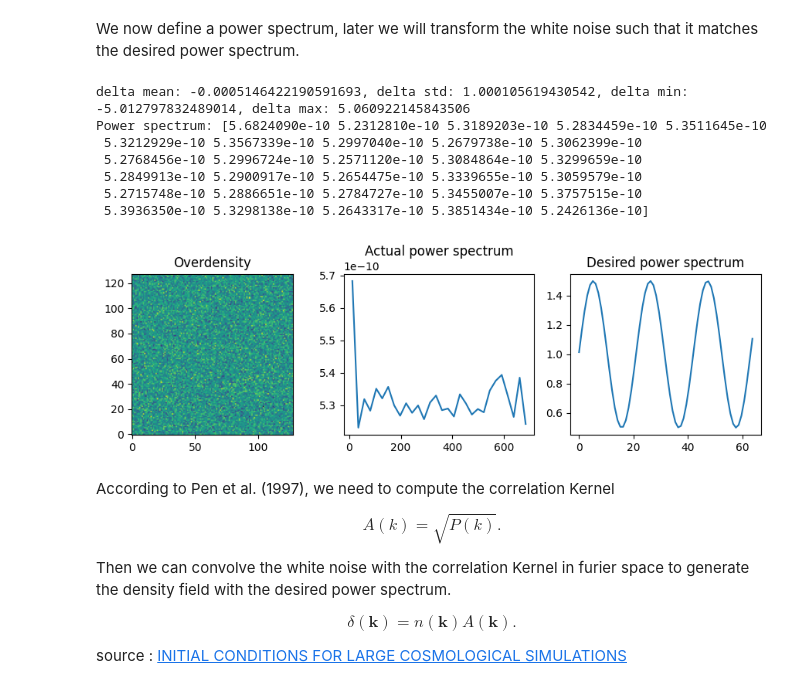
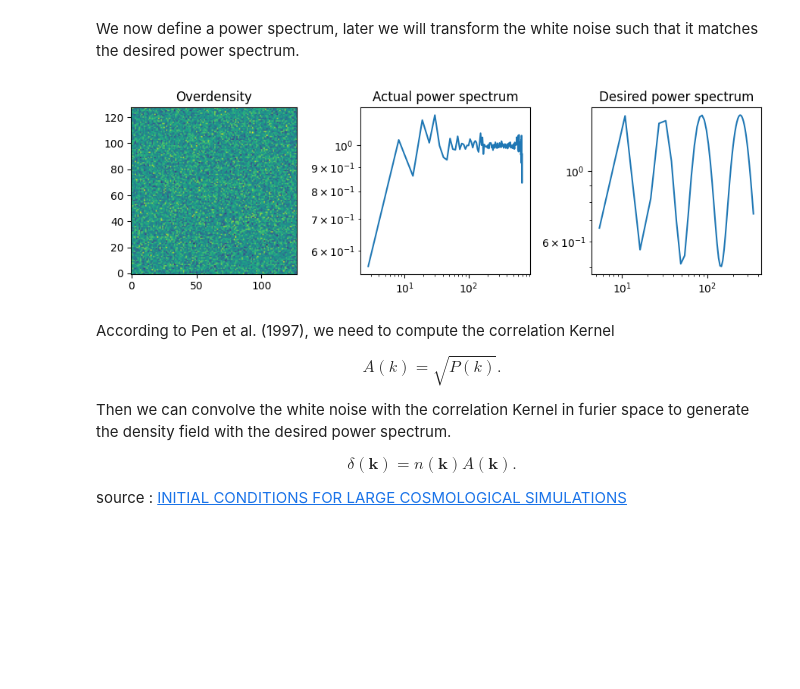
Before and after one commit to andrinr/IC-prediction, a Jupyter notebook: src/experiments/ic.ipynb, the cells around one changed output. Saved outputs shown, nothing was run; the diff lists cells and outputs as text; code cells hidden in the pictures; blank space fills up the shorter version.

```diff
--- a/src/experiments/ic.ipynb
+++ b/src/experiments/ic.ipynb
@@ -11,8 +11,14 @@ import cosmax
 
 We start by generating some white noise $n(\mathbf{x})$. Hence we sample it from a random normal distribution.
 # %%
-size = 30 # Mpc/h
+size = 1.0 # Mpc/h
 n_grid = 128
 n_grid_half = n_grid // 2
 key, noise_key = jax.random.split(jax.random.PRNGKey(0))
 rho = jax.random.normal(noise_key, (n_grid, n_grid, n_grid), dtype=jnp.float32)
+
+# volume of the box
+V = float(size ** 3)
+# volume of each grid cell
+Vx = V / n_grid ** 3
+rho = rho / jnp.sqrt(Vx)
@@ -22,38 +26,30 @@ WARNING:2025-01-22 21:12:51,046:jax._src.xla_bridge:987: An NVIDIA GPU may be pr
 We now define a power spectrum, later we will transform the white noise such that it matches the desired power spectrum.
 # %%
 delta = rho
-print(f"delta mean: {jnp.mean(delta)}, delta std: {jnp.std(delta)}, delta min: {jnp.min(delta)}, delta max: {jnp.max(delta)}")
 
-n_bins = 30
-power_spectrum = cosmax.PowerSpectrum(elements = n_grid, bins=n_bins)
+power_spectrum = cosmax.PowerSpectrum(elements = n_grid, bins=n_grid)
 
-k, Pk = power_spectrum(delta)
-Pk /= n_bins ** 2
-
-print(f"Power spectrum: {Pk}")
+k, Pk = power_spectrum(rho)
 
 # lets define a desired power spectrum
-k_desired = jnp.linspace(0.1, n_grid, n_grid)
-Pk_desired = (jnp.sin(k_desired * 0.3)*0.5 + 1)
+k_desired = power_spectrum.bin_edges
+Pk_desired = (jnp.sin(jnp.log(k_desired)*6)*0.5 + 1)
 
 fig, (ax1, ax2, ax3) = plt.subplots(1, 3, figsize=(9, 3))
 ax1.imshow(delta[n_grid//2], origin='lower')
 ax1.set_title('Overdensity')
 ax2.plot(k, Pk)
 ax2.set_title('Actual power spectrum')
+ax2.set_xscale('log')
+ax2.set_yscale('log')
 ax3.plot(k_desired[:n_grid_half], Pk_desired[:n_grid_half])
 ax3.set_title('Desired power spectrum')
+ax3.set_xscale('log')
+ax3.set_yscale('log')
 
 plt.tight_layout()
 # %% [output]
-delta mean: -0.0005146422190591693, delta std: 1.000105619430542, delta min: -5.012797832489014, delta max: 5.060922145843506
-Power spectrum: [5.6824090e-10 5.2312810e-10 5.3189203e-10 5.2834459e-10 5.3511645e-10
- 5.3212929e-10 5.3567339e-10 5.2997040e-10 5.2679738e-10 5.3062399e-10
- 5.2768456e-10 5.2996724e-10 5.2571120e-10 5.3084864e-10 5.3299659e-10
- 5.2849913e-10 5.2900917e-10 5.2654475e-10 5.3339655e-10 5.3059579e-10
- 5.2715748e-10 5.2886651e-10 5.2784727e-10 5.3455007e-10 5.3757515e-10
- 5.3936350e-10 5.3298138e-10 5.2643317e-10 5.3851434e-10 5.2426136e-10]
-[figure, old version]
+[figure, new version]
 # %% [markdown]
 According to Pen et al. (1997), we need to compute the correlation Kernel
 
```
Also changed, not shown: parts of 4 cells of this notebook.
